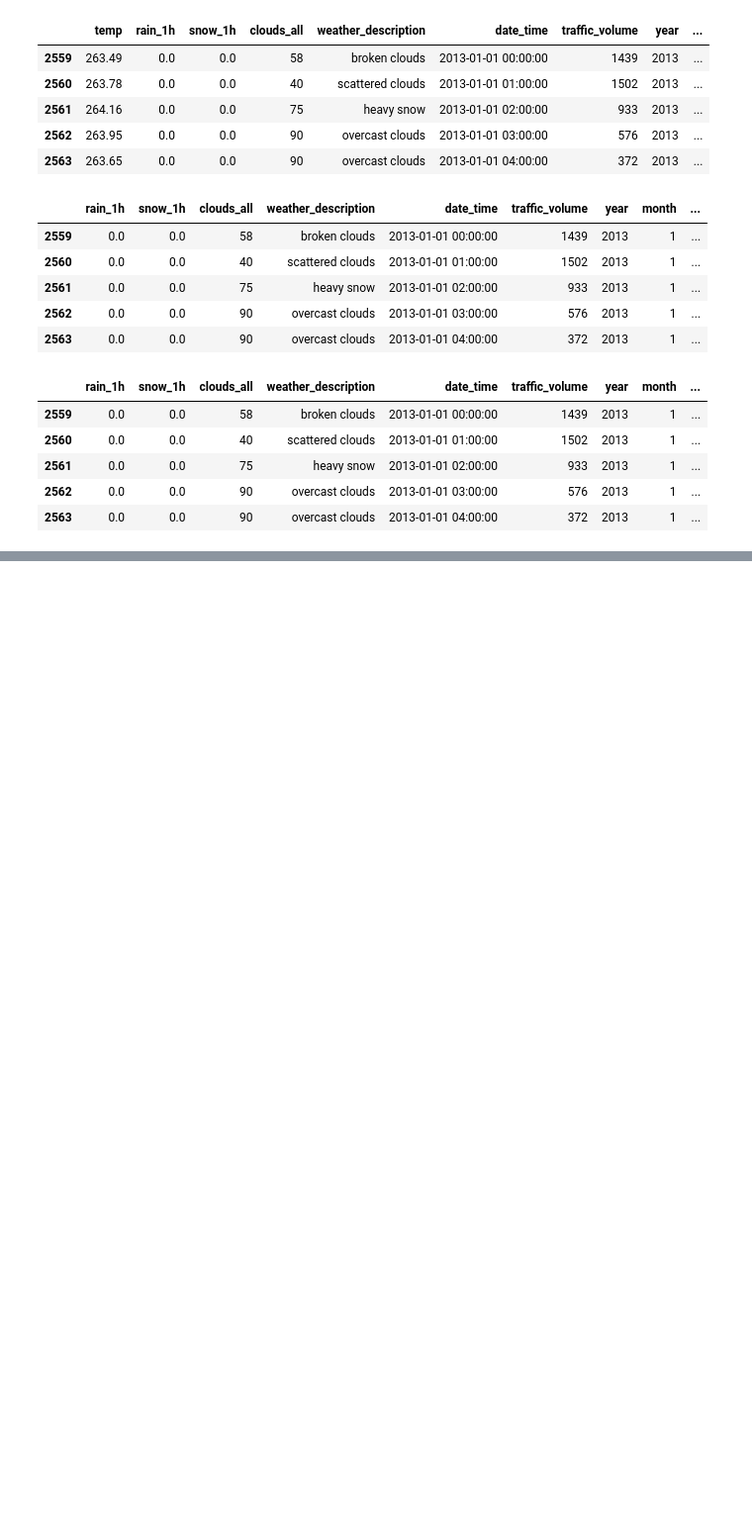
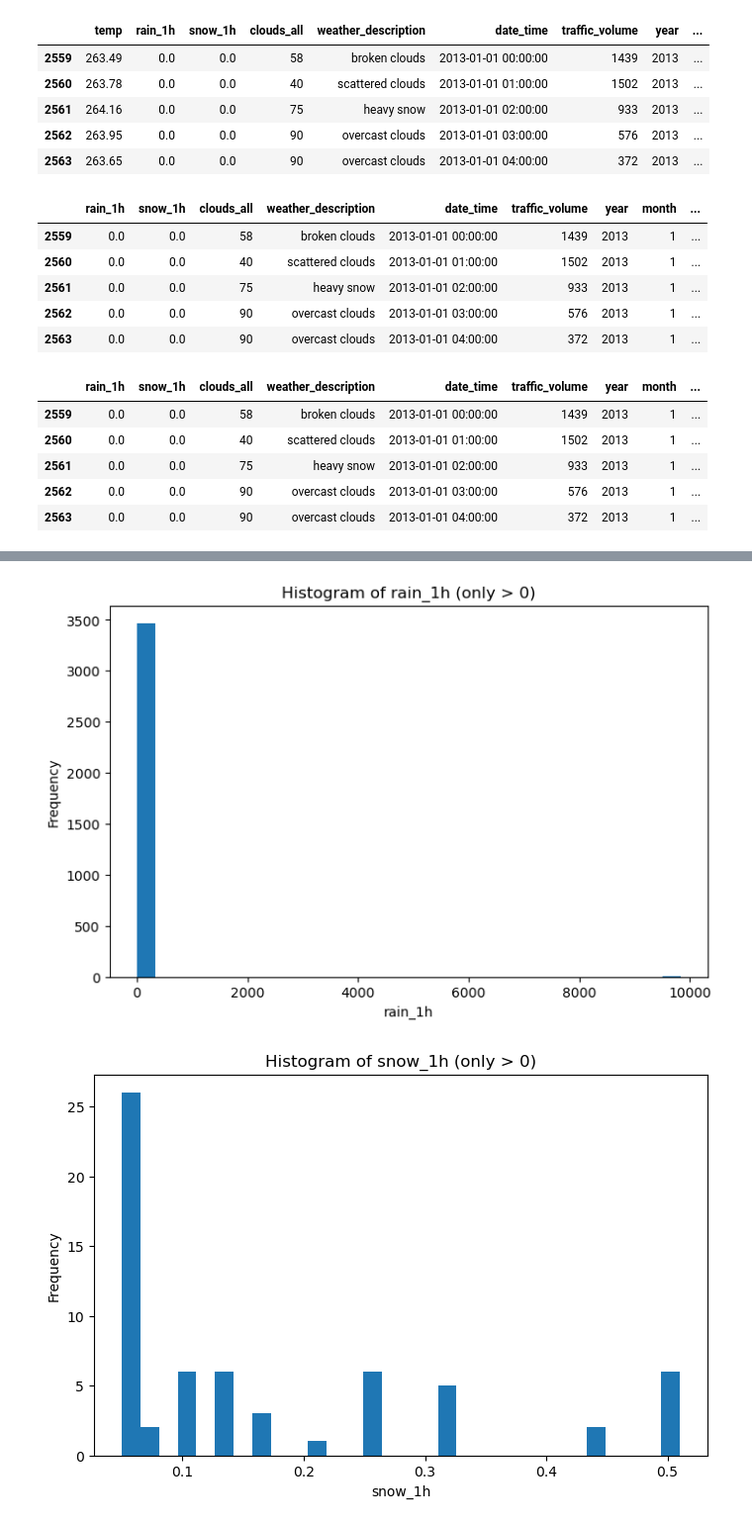
Before and after one commit to Titaniel3/ASDA_2025_Group_1_Portfolio_new, a Jupyter notebook: notebooks/week 8 DL_draft.ipynb, the cells around one changed output, grey strips where cells are left out. Shown at 99% size. Drawn from its saved outputs; the diff is of its cells as text; code cells hidden in the pictures; blank space fills up the shorter version.

```diff
--- a/notebooks/week 8 DL_draft.ipynb
+++ b/notebooks/week 8 DL_draft.ipynb
@@ -249,0 +329,23 @@ df.to_excel("../datasets/travic dataset cleaned.xlsx", index=False)
+# %%
+# Histogram of positive rain_1h values
+rain_positive = df.loc[df["rain_1h"] > 0, "rain_1h"]
+
+plt.figure(figsize=(8,5))
+plt.hist(rain_positive, bins=30)
+plt.title("Histogram of rain_1h (only > 0)")
+plt.xlabel("rain_1h")
+plt.ylabel("Frequency")
+plt.show()
+
+# Histogram of positive snow_1h values
+snow_positive = df.loc[df["snow_1h"] > 0, "snow_1h"]
+
+plt.figure(figsize=(8,5))
+plt.hist(snow_positive, bins=30)
+plt.title("Histogram of snow_1h (only > 0)")
+plt.xlabel("snow_1h")
+plt.ylabel("Frequency")
+plt.show()
+# %% [output]
+[figure, added]
+[figure, added]
```
Also changed, not shown: parts of 10 cells of this notebook, 1 other file.
